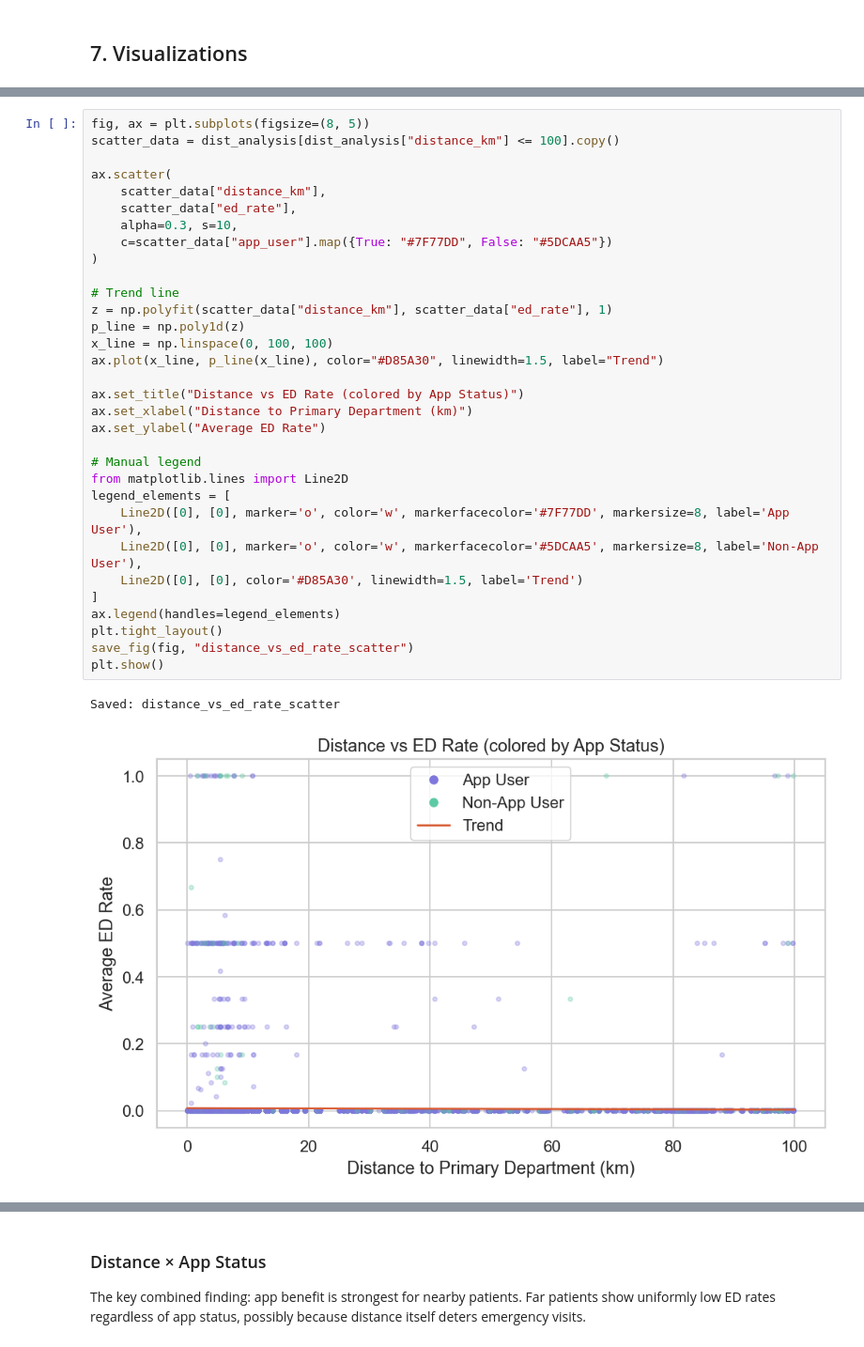
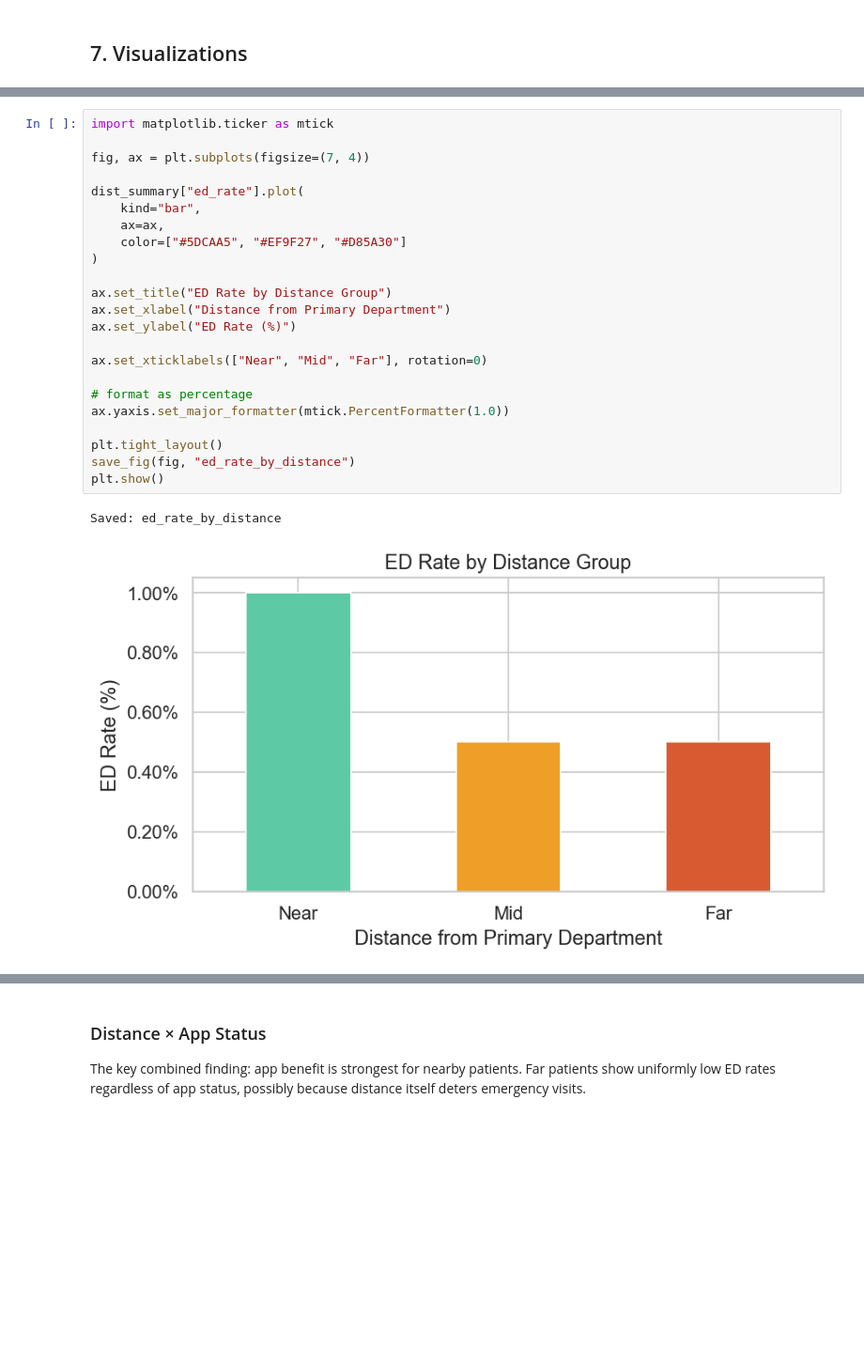
Before and after one commit to SYzhao666/datafest2026, a Jupyter notebook: notebooks/02_distance.ipynb, the cells around one changed output, grey strips where cells are left out. Shown at 94% size. Saved outputs shown, nothing was run; the diff lists cells and outputs as text; blank space fills up the shorter version.

```diff
--- a/notebooks/02_distance.ipynb
+++ b/notebooks/02_distance.ipynb
@@ -237,35 +224,26 @@ Saved: ed_rate_by_distance
-# %%
-fig, ax = plt.subplots(figsize=(8, 5))
-scatter_data = dist_analysis[dist_analysis["distance_km"] <= 100].copy()
-
-ax.scatter(
-    scatter_data["distance_km"],
-    scatter_data["ed_rate"],
-    alpha=0.3, s=10,
-    c=scatter_data["app_user"].map({True: "#7F77DD", False: "#5DCAA5"})
-)
-
-# Trend line
-z = np.polyfit(scatter_data["distance_km"], scatter_data["ed_rate"], 1)
-p_line = np.poly1d(z)
-x_line = np.linspace(0, 100, 100)
-ax.plot(x_line, p_line(x_line), color="#D85A30", linewidth=1.5, label="Trend")
-
-ax.set_title("Distance vs ED Rate (colored by App Status)")
-ax.set_xlabel("Distance to Primary Department (km)")
-ax.set_ylabel("Average ED Rate")
-
-# Manual legend
-from matplotlib.lines import Line2D
-legend_elements = [
-    Line2D([0], [0], marker='o', color='w', markerfacecolor='#7F77DD', markersize=8, label='App User'),
-    Line2D([0], [0], marker='o', color='w', markerfacecolor='#5DCAA5', markersize=8, label='Non-App User'),
-    Line2D([0], [0], color='#D85A30', linewidth=1.5, label='Trend')
-]
-ax.legend(handles=legend_elements)
-plt.tight_layout()
-save_fig(fig, "distance_vs_ed_rate_scatter")
-plt.show()
-# %% [output]
-Saved: distance_vs_ed_rate_scatter
-[figure, removed]
+# %%
+import matplotlib.ticker as mtick
+
+fig, ax = plt.subplots(figsize=(7, 4))
+
+dist_summary["ed_rate"].plot(
+    kind="bar",
+    ax=ax,
+    color=["#5DCAA5", "#EF9F27", "#D85A30"]
+)
+
+ax.set_title("ED Rate by Distance Group")
+ax.set_xlabel("Distance from Primary Department")
+ax.set_ylabel("ED Rate (%)")
+
+ax.set_xticklabels(["Near", "Mid", "Far"], rotation=0)
+
+# format as percentage
+ax.yaxis.set_major_formatter(mtick.PercentFormatter(1.0))
+
+plt.tight_layout()
+save_fig(fig, "ed_rate_by_distance")
+plt.show()
+# %% [output]
+Saved: ed_rate_by_distance
+[figure, added]
```
Also changed, not shown: parts of 2 cells of this notebook, 2 other files.
